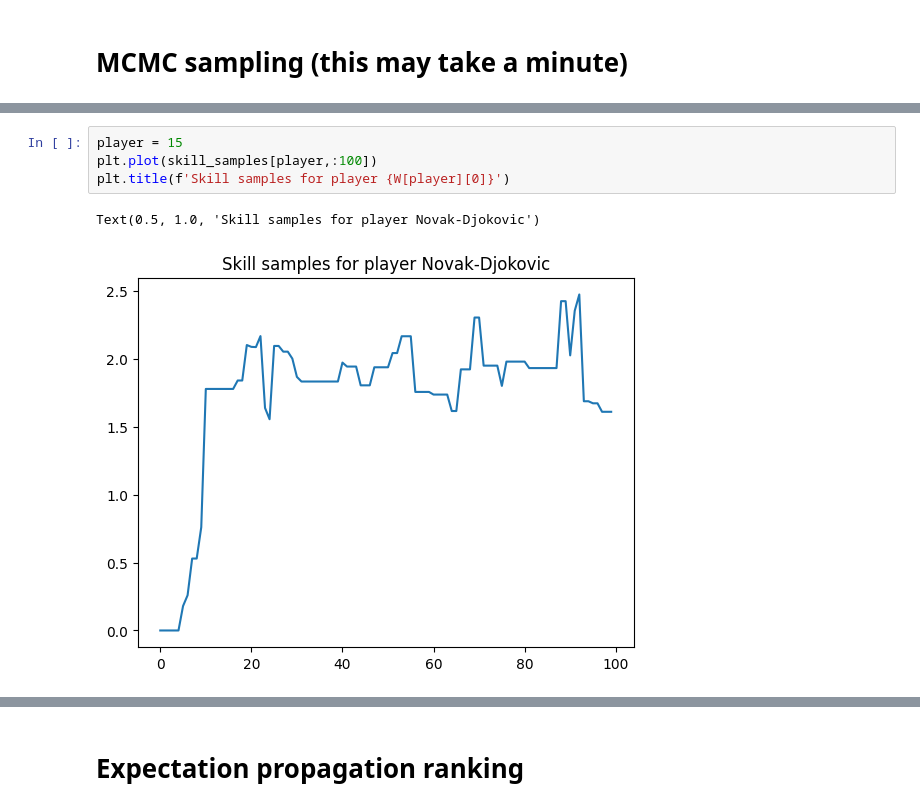
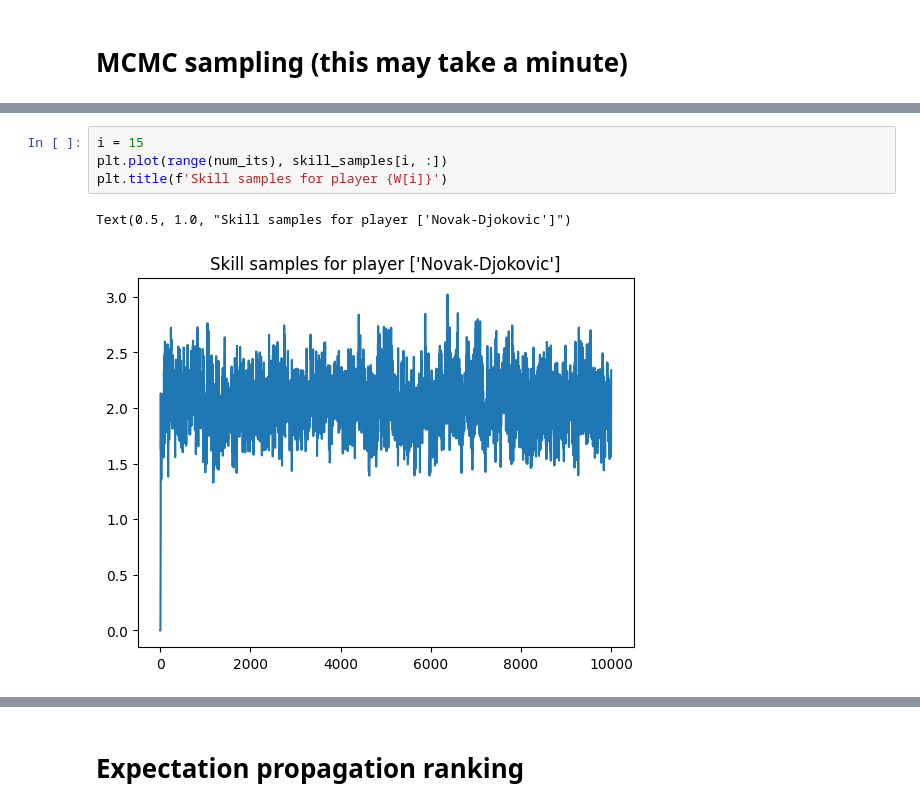
Before and after one commit to KaedeZzz/4F13-CW2, a Jupyter notebook: coursework2.ipynb, the cells around one changed output, grey strips where cells are left out. Saved outputs shown, nothing was run; the diff lists cells and outputs as text.

```diff
--- a/coursework2.ipynb
+++ b/coursework2.ipynb
@@ -43,7 +58,7 @@ Acceptance rate: 0.502
 # %%
-player = 15
-plt.plot(skill_samples[player,:100])
-plt.title(f'Skill samples for player {W[player][0]}')
+i = 15
+plt.plot(range(num_its), skill_samples[i, :])
+plt.title(f'Skill samples for player {W[i]}')
 # %% [output]
-Text(0.5, 1.0, 'Skill samples for player Novak-Djokovic')
+Text(0.5, 1.0, "Skill samples for player ['Novak-Djokovic']")
-[figure, old version]
+[figure, new version]
```
Also changed, not shown: parts of 19 cells of this notebook, 2 other files.
